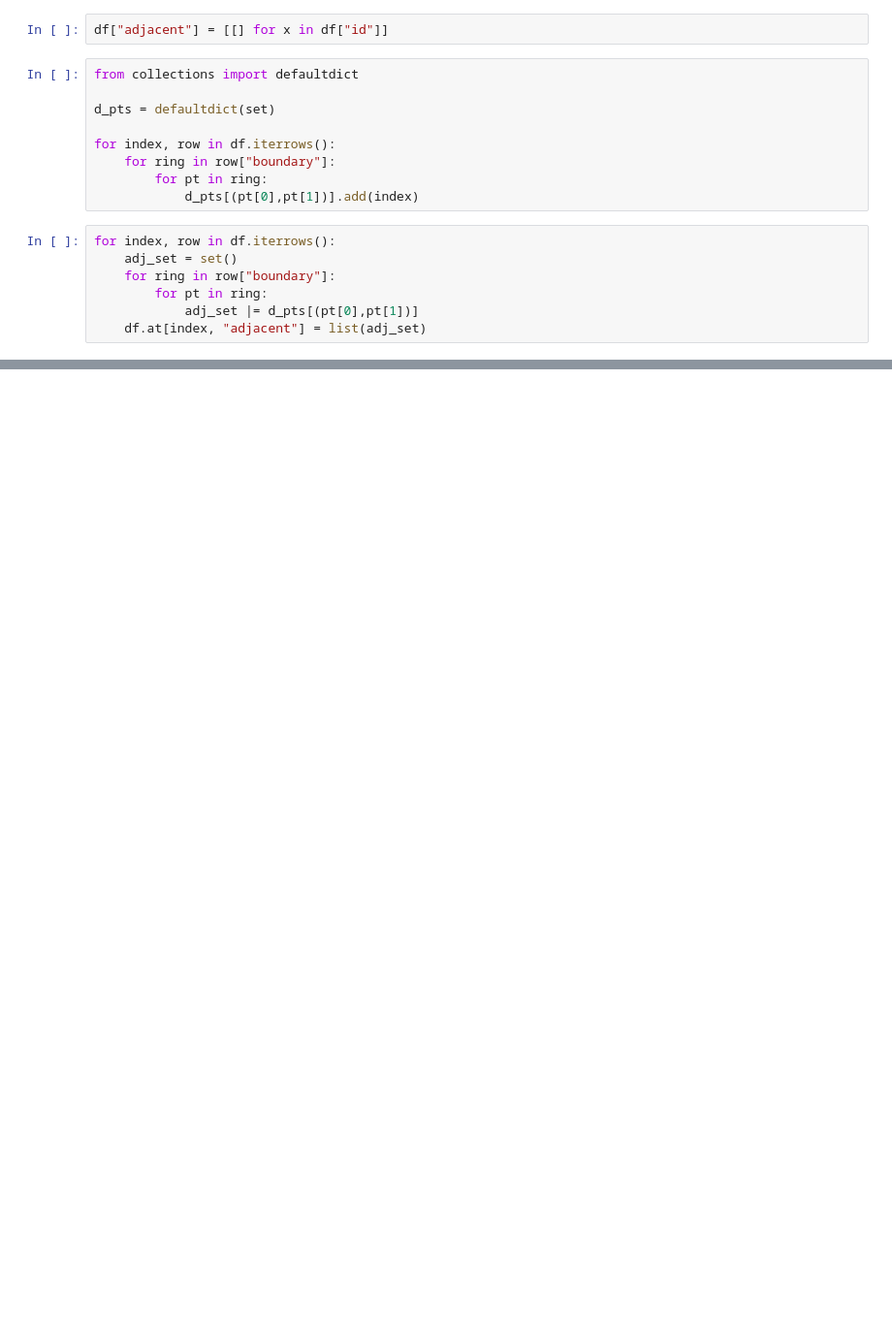
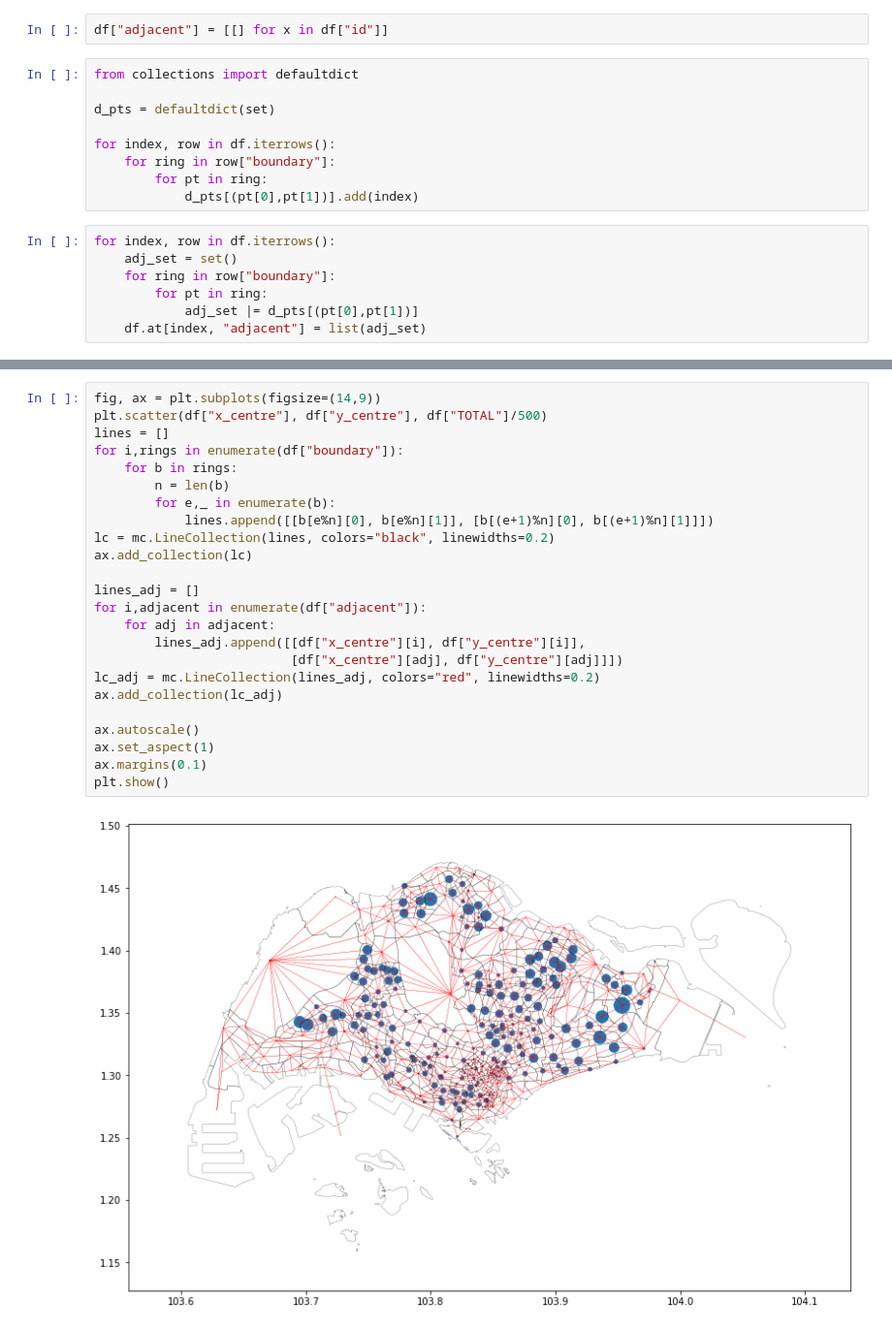
Before and after one commit to tonghuikang/draw-sgp-electoral-boundaries, a Jupyter notebook: preprocessing/process_kml.ipynb, the cells around one changed output, grey strips where cells are left out. Shown at 97% size. Cells and saved outputs as stored; diff of their text form; blank space fills up the shorter version.

Commit message:
graph drawn

```diff
--- a/preprocessing/process_kml.ipynb
+++ b/preprocessing/process_kml.ipynb
@@ -180,0 +185,26 @@ df.sample(5)
+# %%
+fig, ax = plt.subplots(figsize=(14,9))
+plt.scatter(df["x_centre"], df["y_centre"], df["TOTAL"]/500)
+lines = []
+for i,rings in enumerate(df["boundary"]):
+    for b in rings:
+        n = len(b)
+        for e,_ in enumerate(b):
+            lines.append([[b[e%n][0], b[e%n][1]], [b[(e+1)%n][0], b[(e+1)%n][1]]])
+lc = mc.LineCollection(lines, colors="black", linewidths=0.2)
+ax.add_collection(lc)
+
+lines_adj = []
+for i,adjacent in enumerate(df["adjacent"]):
+    for adj in adjacent:
+        lines_adj.append([[df["x_centre"][i], df["y_centre"][i]],
+                          [df["x_centre"][adj], df["y_centre"][adj]]])
+lc_adj = mc.LineCollection(lines_adj, colors="red", linewidths=0.2)
+ax.add_collection(lc_adj)
+
+ax.autoscale()
+ax.set_aspect(1)
+ax.margins(0.1)
+plt.show()
+# %% [output]
+[figure, added]
```
Also changed, not shown: parts of 5 cells of this notebook, 1 other file.
